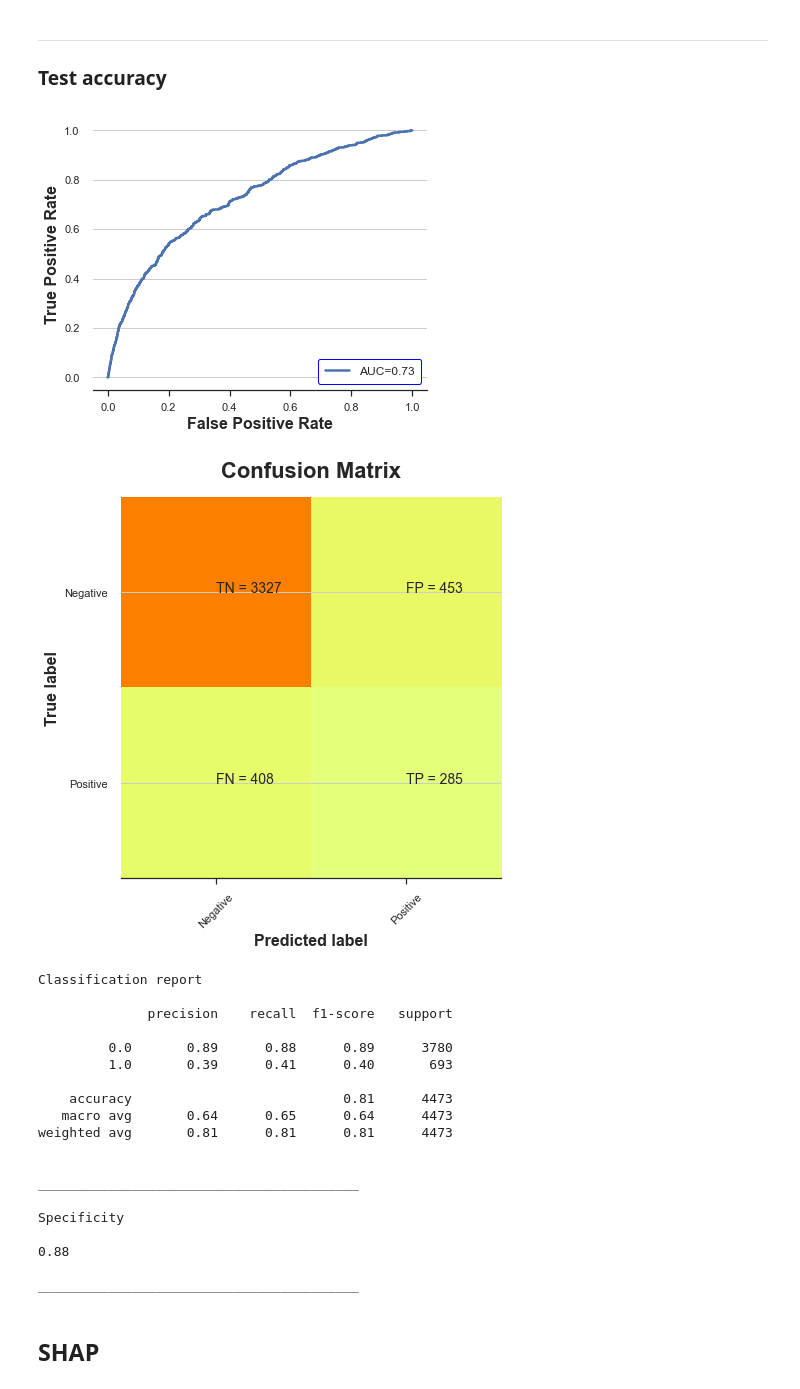
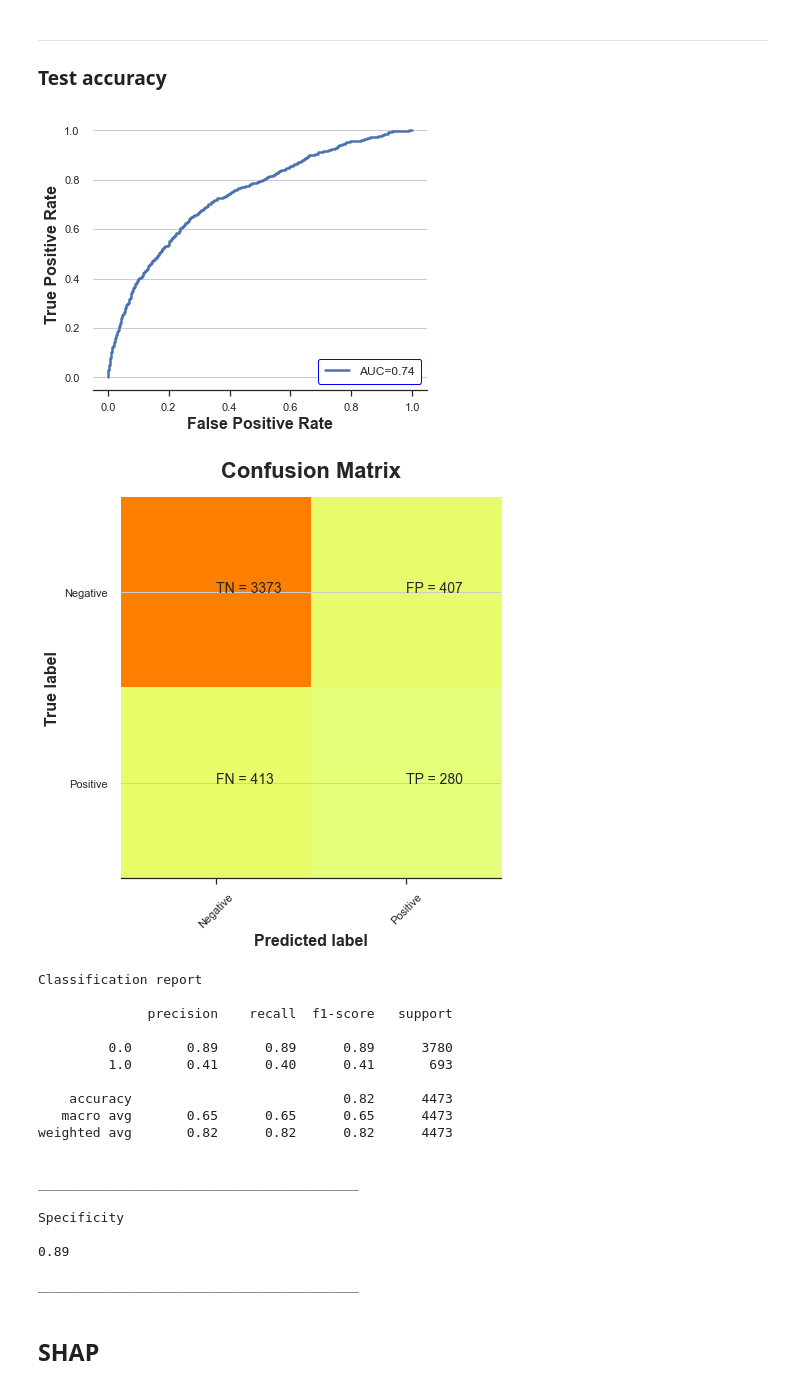
Before and after one commit to amirhkr/AKI_MIMIC4, a Jupyter notebook: ML_models_notebooks/day1plus/XGB/untitled folder/xgb_day_1_plus.ipynb, the cells around one changed output. Drawn from its saved outputs; the diff is of its cells as text; code cells hidden in the pictures.

Commit message:
split 60-20-20

```diff
--- a/ML_models_notebooks/day1plus/XGB/untitled folder/xgb_day_1_plus.ipynb
+++ b/ML_models_notebooks/day1plus/XGB/untitled folder/xgb_day_1_plus.ipynb
@@ -625,12 +625,12 @@ X, y = df_X, df_y
 
 from sklearn.model_selection import train_test_split
 
-X_train_0, X_valid, y_train_0, y_valid = train_test_split(X, y, test_size=0.2, random_state=42, shuffle=True, stratify=y) #
+# X_train_0, X_valid, y_train_0, y_valid = train_test_split(X, y, test_size=0.2, random_state=42, shuffle=True, stratify=y) #
 
-X_train, X_test, y_train, y_test = train_test_split(X_train_0, y_train_0, test_size=0.25, random_state=42, shuffle=True, stratify=y_train_0) #0.25 *0.8 = 0.2 for test and 0.75*0.8 = 0.60 for train
+# X_train, X_test, y_train, y_test = train_test_split(X_train_0, y_train_0, test_size=0.25, random_state=42, shuffle=True, stratify=y_train_0) #0.25 *0.8 = 0.2 for test and 0.75*0.8 = 0.60 for train
 
 
-# X_train, X_test, y_train, y_test = train_test_split(X, y, test_size=0.2, random_state=42, shuffle=True, stratify=y)
+X_train, X_test, y_train, y_test = train_test_split(X, y, test_size=0.2, random_state=42, shuffle=True, stratify=y)
 # %%
 X_train_copy = X_train.copy()
 y_train_copy = y_train.copy()
@@ -876,36 +876,36 @@ __________
 # %%
 
 # X,y = pipeline_final.named_steps['resample'].fit_resample(X_test, y_test)
 plt.rcParams["figure.figsize"] = (6,5)
 clf_threshold = 0.60
 
-X,y = X_valid.values, y_valid.values
+X,y = X_test.values, y_test.values
 
 y_pred = pipeline_final.predict(X)
 y_pred_proba = pipeline_final.predict_proba(X)
 y_pred  = (y_pred_proba[:,1] >= clf_threshold).astype(int)
 
 confusion_matrix_plot(y, y_pred, y_pred_proba)
 # %% [output]
-[figure, old version]
+[figure, new version]
 [figure]
 Classification report
 
               precision    recall  f1-score   support
 
-         0.0       0.89      0.88      0.89      3780
-         1.0       0.39      0.41      0.40       693
+         0.0       0.89      0.89      0.89      3780
+         1.0       0.41      0.40      0.41       693
 
-    accuracy                           0.81      4473
-   macro avg       0.64      0.65      0.64      4473
-weighted avg       0.81      0.81      0.81      4473
+    accuracy                           0.82      4473
+   macro avg       0.65      0.65      0.65      4473
+weighted avg       0.82      0.82      0.82      4473
 
 
 _________________________________________
 
 Specificity
 
-0.88
+0.89
 
 _________________________________________
 # %%
```
Also changed, not shown: parts of 6 cells of this notebook, 3 other files.
